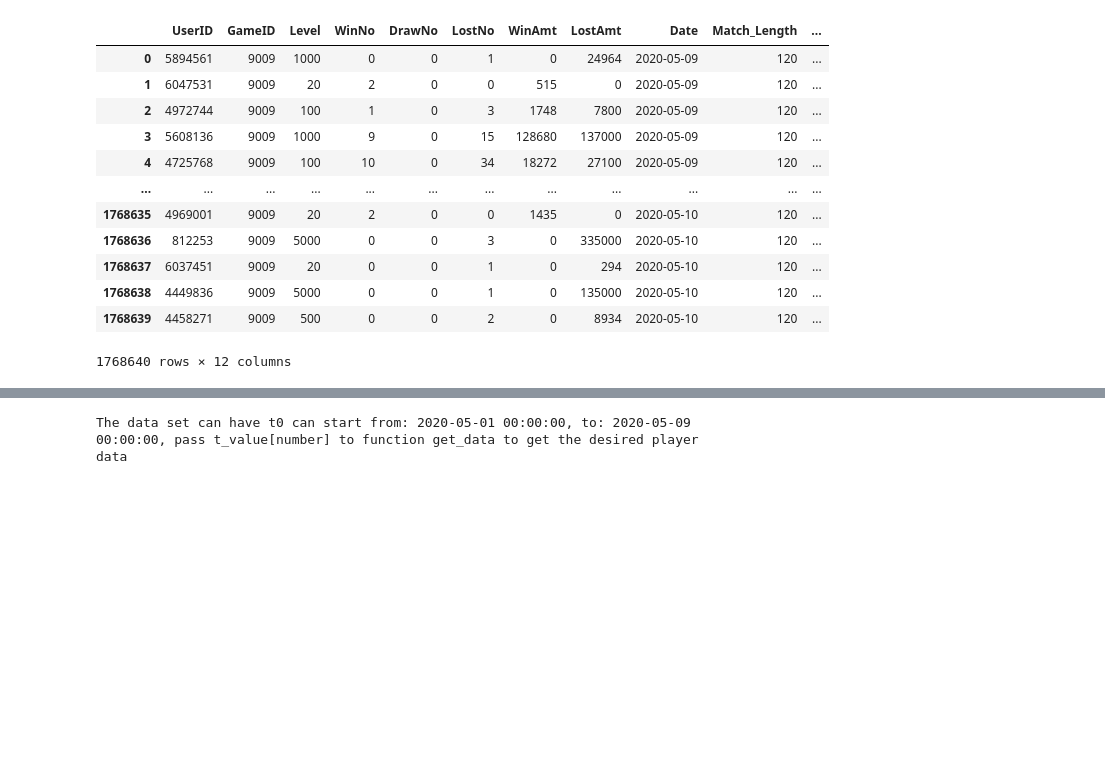
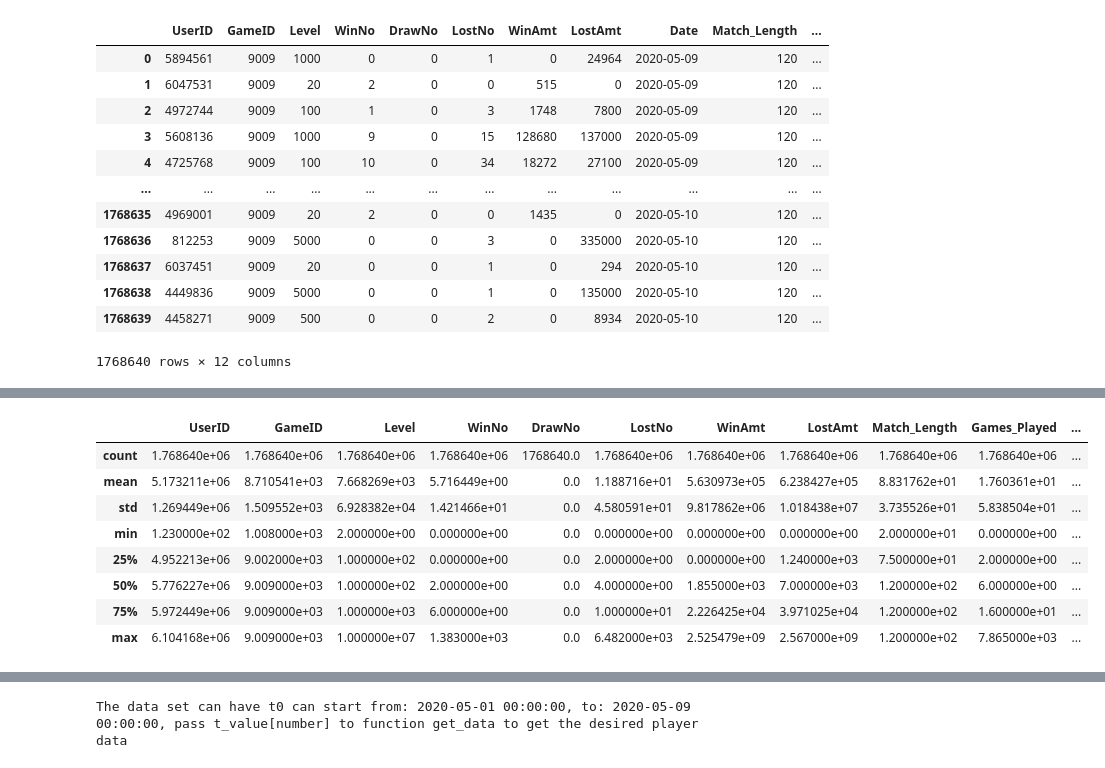
Before and after one commit to lechiben/churn-ltv-prediction, a Jupyter notebook: Churn Rate Prediction.ipynb, the cells around one changed output, grey strips where cells are left out. Cells and saved outputs as stored; diff of their text form; code cells hidden in the pictures; blank space fills up the shorter version.

Commit message:
getting number of games played

```diff
--- a/Churn Rate Prediction.ipynb
+++ b/Churn Rate Prediction.ipynb
@@ -119,3 +108,16 @@ play_log_df
 | 1768638 | 4449836 | 9009 | 5000 | 0 | 0 | 1 | 0 | 135000 | 2020-05-10 | 120 | ... |
 | 1768639 | 4458271 | 9009 | 500 | 0 | 0 | 2 | 0 | 8934 | 2020-05-10 | 120 | ... |
 1768640 rows × 12 columns
+# %%
+# Prepare to count number of minigames that user play over the period
+
+play_log_df['9001']=np.where(play_log_df['GameID']==9001, 1, 0)
+play_log_df['9002']=np.where(play_log_df['GameID']==9002, 1, 0)
+play_log_df['9005']=np.where(play_log_df['GameID']==9005, 1, 0)
+play_log_df['9004']=np.where(play_log_df['GameID']==9004, 1, 0)
+play_log_df['9003']=np.where(play_log_df['GameID']==9003, 1, 0)
+play_log_df['9006']=np.where(play_log_df['GameID']==9006, 1, 0)
+play_log_df['9008']=np.where(play_log_df['GameID']==9008, 1, 0)
+play_log_df['1008']=np.where(play_log_df['GameID']==1008, 1, 0)
+play_log_df['9009']=np.where(play_log_df['GameID']==9009, 1, 0)
+play_log_df.head()
@@ -121,0 +132,12 @@ play_log_df
+# %%
+play_log_df.describe()
+# %% [output]
+|  | UserID | GameID | Level | WinNo | DrawNo | LostNo | WinAmt | LostAmt | Match_Length | Games_Played | ... |
+| count | 1.768640e+06 | 1.768640e+06 | 1.768640e+06 | 1.768640e+06 | 1768640.0 | 1.768640e+06 | 1.768640e+06 | 1.768640e+06 | 1.768640e+06 | 1.768640e+06 | ... |
+| mean | 5.173211e+06 | 8.710541e+03 | 7.668269e+03 | 5.716449e+00 | 0.0 | 1.188716e+01 | 5.630973e+05 | 6.238427e+05 | 8.831762e+01 | 1.760361e+01 | ... |
+| std | 1.269449e+06 | 1.509552e+03 | 6.928382e+04 | 1.421466e+01 | 0.0 | 4.580591e+01 | 9.817862e+06 | 1.018438e+07 | 3.735526e+01 | 5.838504e+01 | ... |
+| min | 1.230000e+02 | 1.008000e+03 | 2.000000e+00 | 0.000000e+00 | 0.0 | 0.000000e+00 | 0.000000e+00 | 0.000000e+00 | 2.000000e+01 | 0.000000e+00 | ... |
+| 25% | 4.952213e+06 | 9.002000e+03 | 1.000000e+02 | 0.000000e+00 | 0.0 | 2.000000e+00 | 0.000000e+00 | 1.240000e+03 | 7.500000e+01 | 2.000000e+00 | ... |
+| 50% | 5.776227e+06 | 9.009000e+03 | 1.000000e+02 | 2.000000e+00 | 0.0 | 4.000000e+00 | 1.855000e+03 | 7.000000e+03 | 1.200000e+02 | 6.000000e+00 | ... |
+| 75% | 5.972449e+06 | 9.009000e+03 | 1.000000e+03 | 6.000000e+00 | 0.0 | 1.000000e+01 | 2.226425e+04 | 3.971025e+04 | 1.200000e+02 | 1.600000e+01 | ... |
+| max | 6.104168e+06 | 9.009000e+03 | 1.000000e+07 | 1.383000e+03 | 0.0 | 6.482000e+03 | 2.525479e+09 | 2.567000e+09 | 1.200000e+02 | 7.865000e+03 | ... |
```
Also changed, not shown: parts of 3 cells of this notebook.
